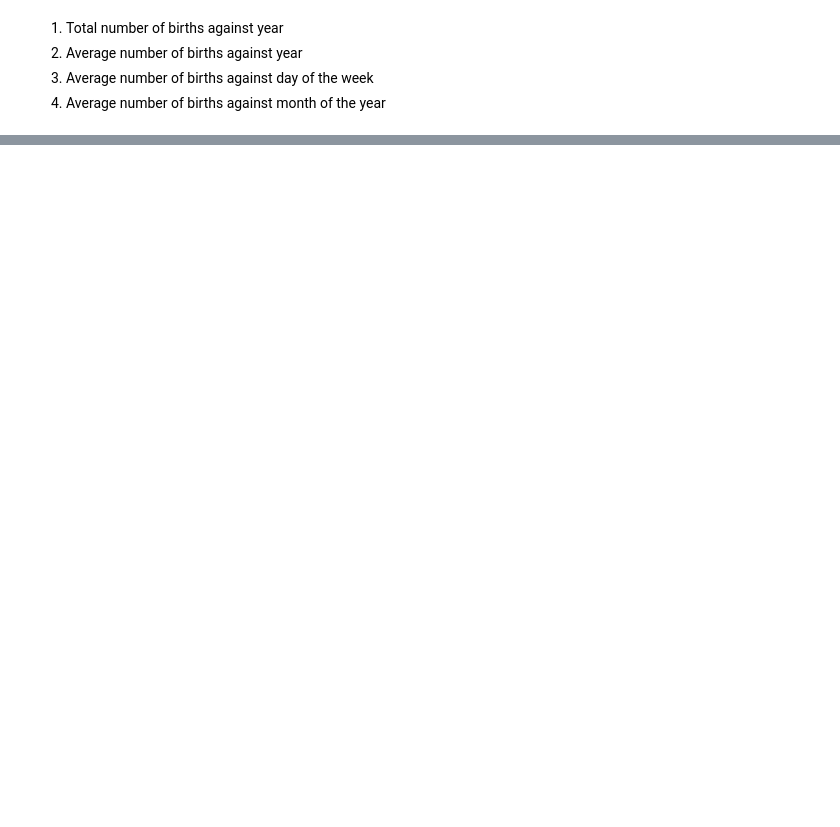
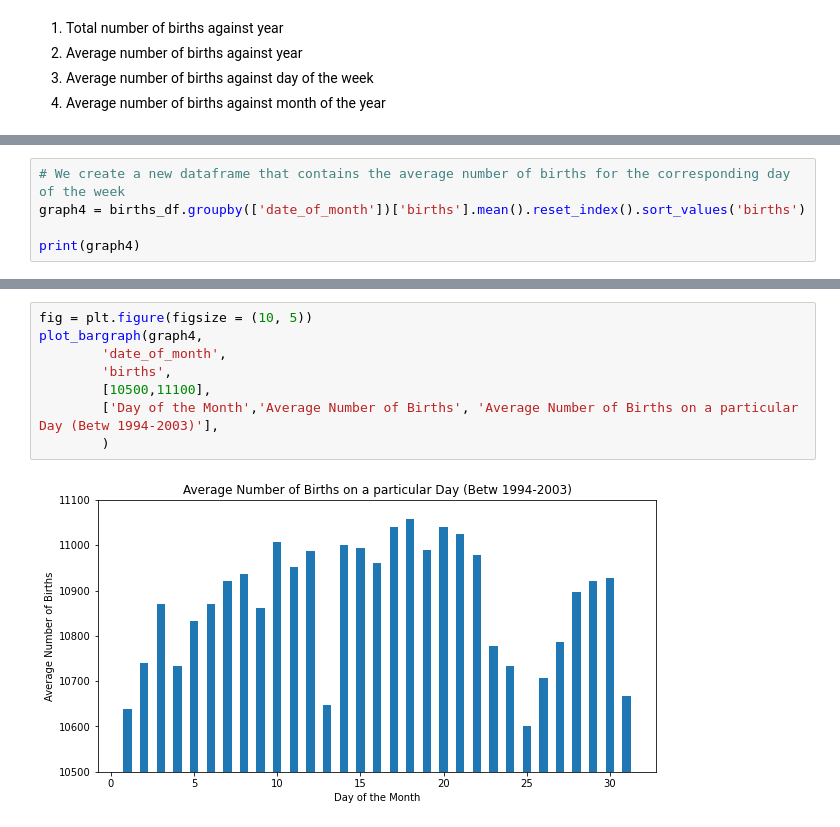
Before and after one commit to sunroofgod/data_visualisation, a Jupyter notebook: main.ipynb, the cells around one changed output, grey strips where cells are left out. Saved outputs shown, nothing was run; the diff lists cells and outputs as text; blank space fills up the shorter version.

```diff
--- a/main.ipynb
+++ b/main.ipynb
@@ -152,0 +260,5 @@ plot_bargraph(graph2,
+# %%
+# We create a new dataframe that contains the average number of births for the corresponding day of the week
+graph4 = births_df.groupby(['date_of_month'])['births'].mean().reset_index().sort_values('births')
+
+print(graph4)
@@ -152,0 +283,10 @@ plot_bargraph(graph2,
+# %%
+fig = plt.figure(figsize = (10, 5))
+plot_bargraph(graph4,
+        'date_of_month',
+        'births',
+        [10500,11100],
+        ['Day of the Month','Average Number of Births', 'Average Number of Births on a particular Day (Betw 1994-2003)'],
+        )
+# %% [output]
+[figure, added]
```
Also changed, not shown: parts of 41 cells of this notebook.
